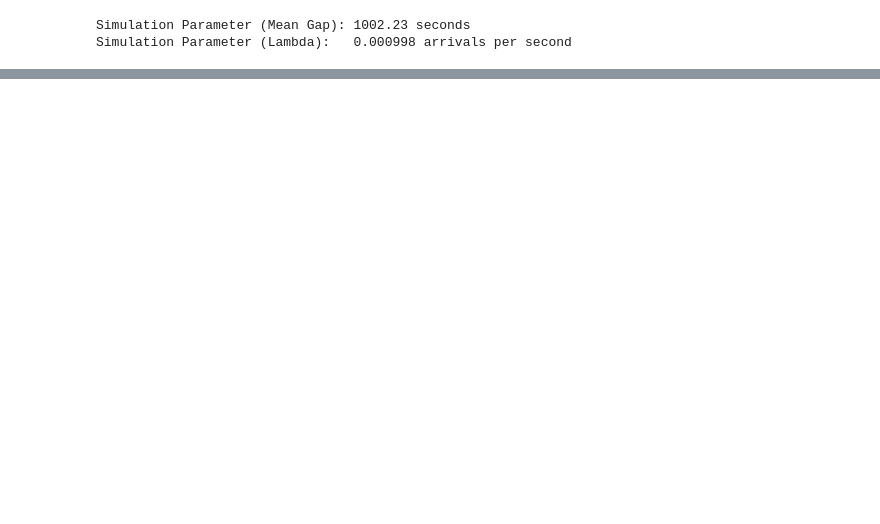
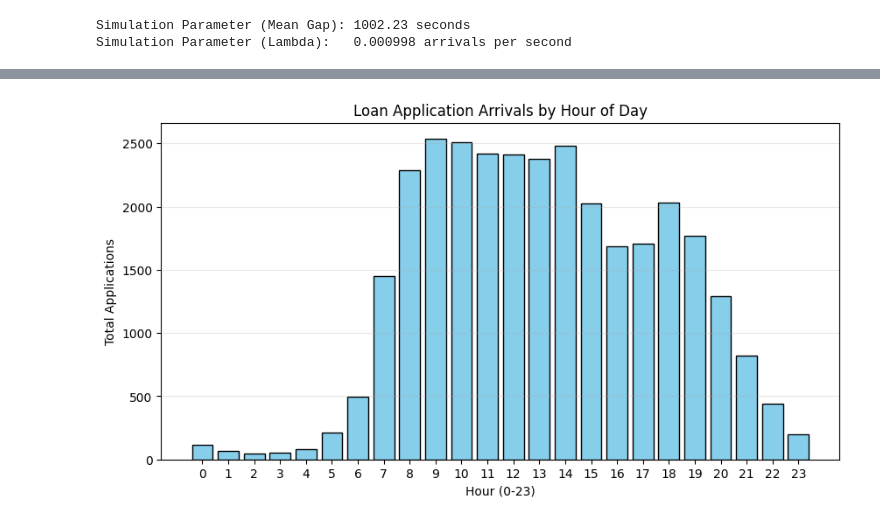
Before and after one commit to moritzhwnr/BPI_Simulation, a Jupyter notebook: instance_spawn_rate.ipynb, the cells around one changed output, grey strips where cells are left out. Cells and saved outputs as stored; diff of their text form; code cells hidden in the pictures; blank space fills up the shorter version.

```diff
--- a/instance_spawn_rate.ipynb
+++ b/instance_spawn_rate.ipynb
@@ -75,0 +104,20 @@ arrivals.tail()
+# %%
+import matplotlib.pyplot as plt
+
+# 1. Extract the "Hour" from the timestamp
+arrivals['hour'] = arrivals['time:timestamp'].dt.hour
+
+# 2. Count arrivals per hour
+hourly_counts = arrivals.groupby('hour').size()
+
+# 3. Visualize
+plt.figure(figsize=(10, 5))
+plt.bar(hourly_counts.index, hourly_counts.values, color='skyblue', edgecolor='black')
+plt.title("Loan Application Arrivals by Hour of Day")
+plt.xlabel("Hour (0-23)")
+plt.ylabel("Total Applications")
+plt.xticks(range(0, 24))
+plt.grid(axis='y', alpha=0.3)
+plt.show()
+# %% [output]
+[figure, added]
```
Also changed, not shown: parts of 11 cells of this notebook, 2 other files.
